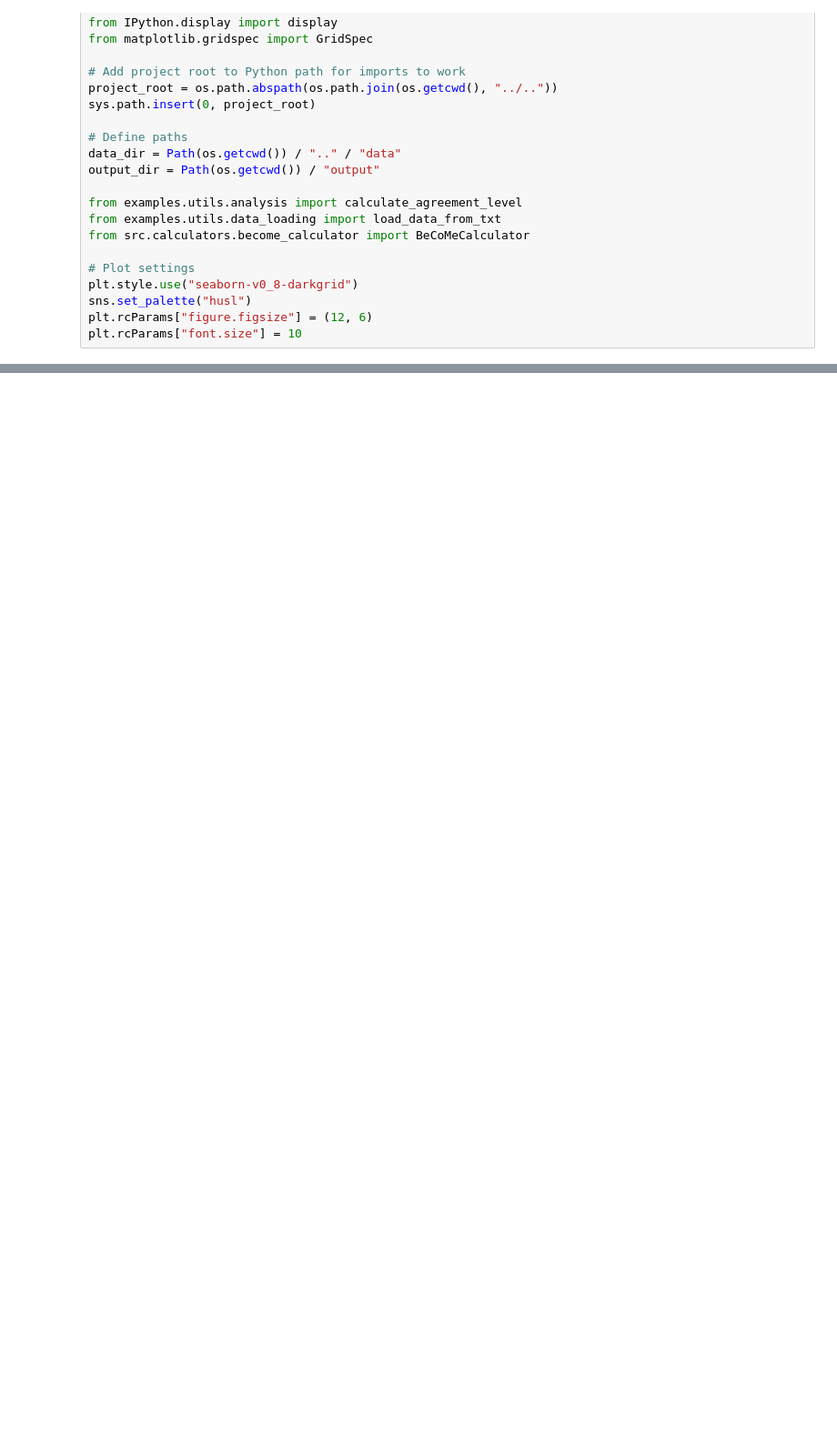
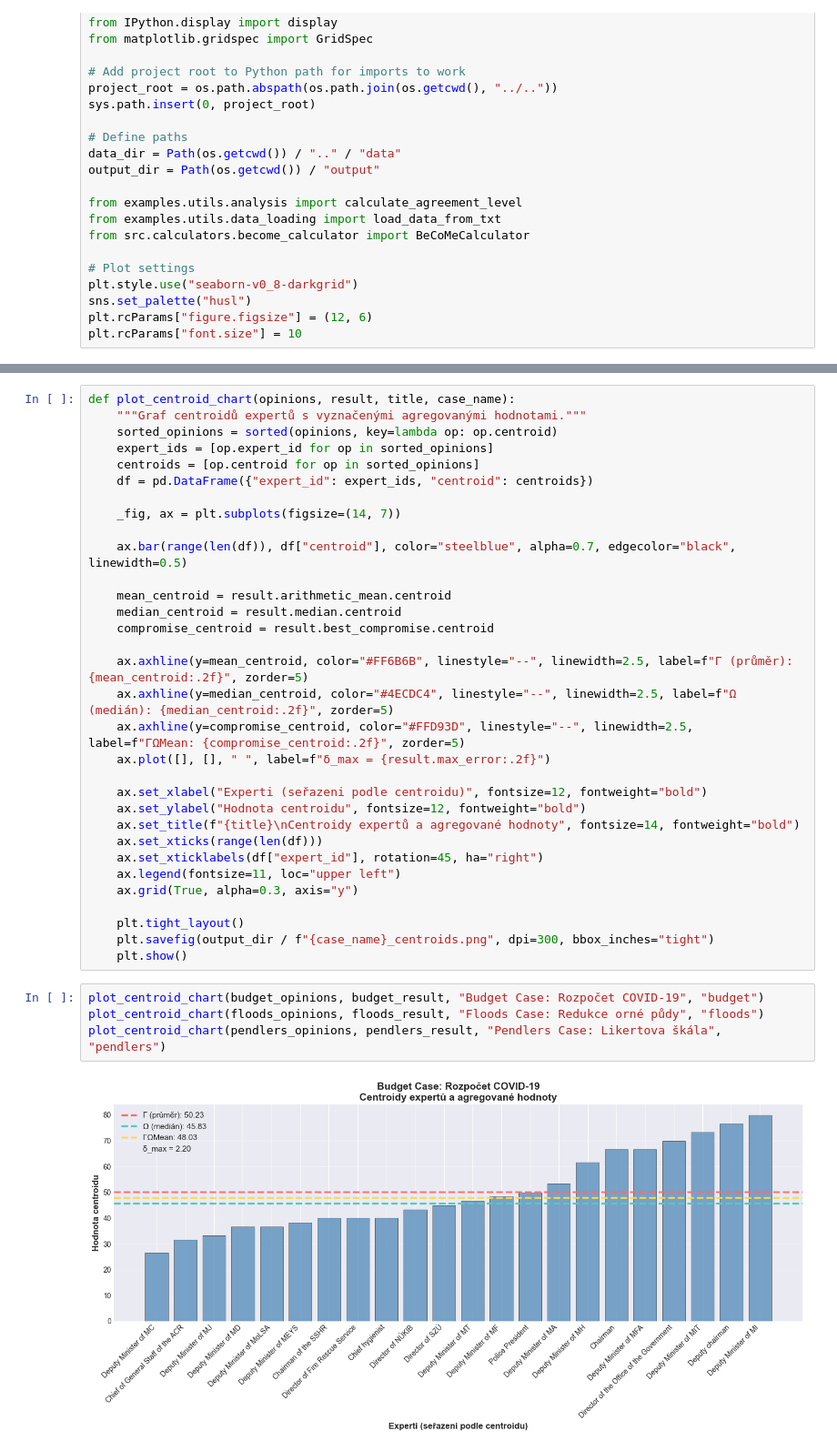
Before and after one commit to caitlon/BeCoMe, a Jupyter notebook: examples/visualizations/visualize_become.ipynb, the cells around one changed output, grey strips where cells are left out. Shown at 91% size. Drawn from its saved outputs; the diff is of its cells as text; blank space fills up the shorter version.

```diff
--- a/examples/visualizations/visualize_become.ipynb
+++ b/examples/visualizations/visualize_become.ipynb
@@ -2392,0 +165,38 @@ The key lesson across all cases: **Numbers provide answers, but visualizations p
+# %%
+def plot_centroid_chart(opinions, result, title, case_name):
+    """Graf centroidů expertů s vyznačenými agregovanými hodnotami."""
+    sorted_opinions = sorted(opinions, key=lambda op: op.centroid)
+    expert_ids = [op.expert_id for op in sorted_opinions]
+    centroids = [op.centroid for op in sorted_opinions]
+    df = pd.DataFrame({"expert_id": expert_ids, "centroid": centroids})
+
+    _fig, ax = plt.subplots(figsize=(14, 7))
+
+    ax.bar(range(len(df)), df["centroid"], color="steelblue", alpha=0.7, edgecolor="black", linewidth=0.5)
+
+    mean_centroid = result.arithmetic_mean.centroid
+    median_centroid = result.median.centroid
+    compromise_centroid = result.best_compromise.centroid
+
+    ax.axhline(y=mean_centroid, color="#FF6B6B", linestyle="--", linewidth=2.5, label=f"Γ (průměr): {mean_centroid:.2f}", zorder=5)
+    ax.axhline(y=median_centroid, color="#4ECDC4", linestyle="--", linewidth=2.5, label=f"Ω (medián): {median_centroid:.2f}", zorder=5)
+    ax.axhline(y=compromise_centroid, color="#FFD93D", linestyle="--", linewidth=2.5, label=f"ΓΩMean: {compromise_centroid:.2f}", zorder=5)
+    ax.plot([], [], " ", label=f"δ_max = {result.max_error:.2f}")
+
+    ax.set_xlabel("Experti (seřazeni podle centroidu)", fontsize=12, fontweight="bold")
+    ax.set_ylabel("Hodnota centroidu", fontsize=12, fontweight="bold")
+    ax.set_title(f"{title}\nCentroidy expertů a agregované hodnoty", fontsize=14, fontweight="bold")
+    ax.set_xticks(range(len(df)))
+    ax.set_xticklabels(df["expert_id"], rotation=45, ha="right")
+    ax.legend(fontsize=11, loc="upper left")
+    ax.grid(True, alpha=0.3, axis="y")
+
+    plt.tight_layout()
+    plt.savefig(output_dir / f"{case_name}_centroids.png", dpi=300, bbox_inches="tight")
+    plt.show()
+# %%
+plot_centroid_chart(budget_opinions, budget_result, "Budget Case: Rozpočet COVID-19", "budget")
+plot_centroid_chart(floods_opinions, floods_result, "Floods Case: Redukce orné půdy", "floods")
+plot_centroid_chart(pendlers_opinions, pendlers_result, "Pendlers Case: Likertova škála", "pendlers")
+# %% [output]
+[figure, added]
```
Also changed, not shown: parts of 66 cells of this notebook, 10 other files.
